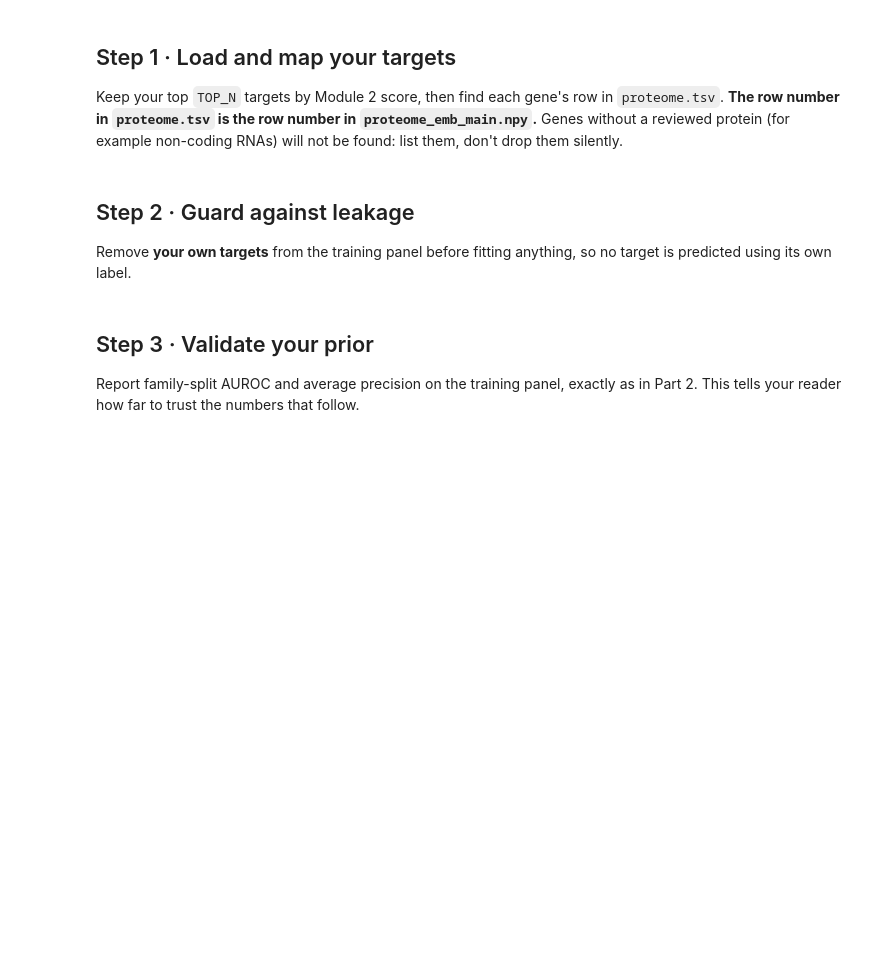
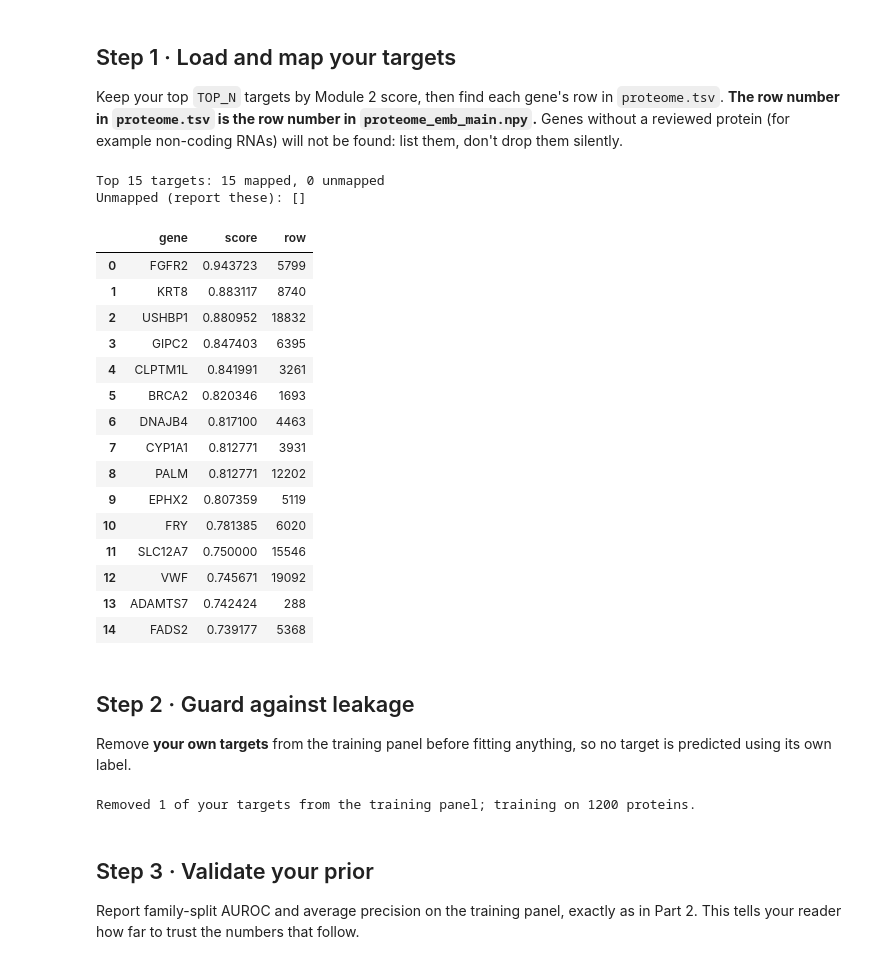
Before and after one commit to bhuvaneshkarthiknilavalagan/biot6900, a Jupyter notebook: BIOT6900_Module3_Assignment.ipynb, the cells around one changed output. Saved outputs shown, nothing was run; the diff lists cells and outputs as text; code cells hidden in the pictures; blank space fills up the shorter version.

```diff
--- a/BIOT6900_Module3_Assignment.ipynb
+++ b/BIOT6900_Module3_Assignment.ipynb
@@ -79,33 +81,55 @@ Keep your top `TOP_N` targets by Module 2 score, then find each gene's row in `p
 # %%
 mine = pd.read_csv(TARGETS_FILE)
 mine = mine.rename(columns={GENE_COL: "gene", SCORE_COL: "score"})
 mine["gene"] = mine["gene"].astype(str).str.strip().str.upper()
 top = mine.sort_values("score", ascending=False).head(TOP_N).reset_index(drop=True)
 
 row_of = {g: i for i, g in enumerate(proteome["gene"])}
 
 # TODO: split your top genes into those found in proteome.tsv (mapped) and those not found (unmapped).
 #       Then keep only mapped genes in `targets`, with a column `row` giving each gene's row in proteome.tsv.
-unmapped = ...   # list of gene symbols not in proteome.tsv
-targets = ...    # DataFrame of mapped genes with a `row` column
+unmapped = [g for g in top["gene"] if g not in row_of]
+targets = top[top["gene"].isin(row_of)].copy()
+targets["row"] = targets["gene"].map(row_of)
 
 require(unmapped=unmapped, targets=targets)
 targets = targets.reset_index(drop=True)
 my_genes = targets["gene"].tolist()
 print(f"Top {len(top)} targets: {len(targets)} mapped, {len(unmapped)} unmapped")
 print("Unmapped (report these):", unmapped)
 targets[["gene", "score", "row"]]
+# %% [output]
+Top 15 targets: 15 mapped, 0 unmapped
+Unmapped (report these): []
+|  | gene | score | row |
+| 0 | FGFR2 | 0.943723 | 5799 |
+| 1 | KRT8 | 0.883117 | 8740 |
+| 2 | USHBP1 | 0.880952 | 18832 |
+| 3 | GIPC2 | 0.847403 | 6395 |
+| 4 | CLPTM1L | 0.841991 | 3261 |
+| 5 | BRCA2 | 0.820346 | 1693 |
+| 6 | DNAJB4 | 0.817100 | 4463 |
+| 7 | CYP1A1 | 0.812771 | 3931 |
+| 8 | PALM | 0.812771 | 12202 |
+| 9 | EPHX2 | 0.807359 | 5119 |
+| 10 | FRY | 0.781385 | 6020 |
+| 11 | SLC12A7 | 0.750000 | 15546 |
+| 12 | VWF | 0.745671 | 19092 |
+| 13 | ADAMTS7 | 0.742424 | 288 |
+| 14 | FADS2 | 0.739177 | 5368 |
 # %% [markdown]
 ## Step 2 · Guard against leakage
 
 Remove **your own targets** from the training panel before fitting anything, so no target is predicted using its own label.
 # %%
 # TODO: build `keep`, a boolean array that is True for panel proteins that are NOT among your targets.
-keep = ...
+keep = ~panel["gene"].isin(my_genes)
 
 require(keep=keep)
 train, X_train = panel[keep].reset_index(drop=True), X_panel[keep]
 print(f"Removed {(~keep).sum()} of your targets from the training panel; training on {len(train)} proteins.")
+# %% [output]
+Removed 1 of your targets from the training panel; training on 1200 proteins.
 # %% [markdown]
 ## Step 3 · Validate your prior
 
```
Also changed, not shown: parts of 12 cells of this notebook.
